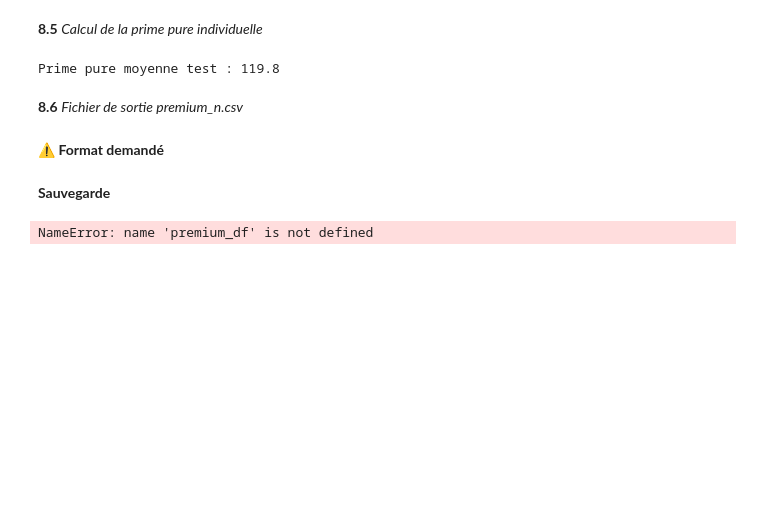
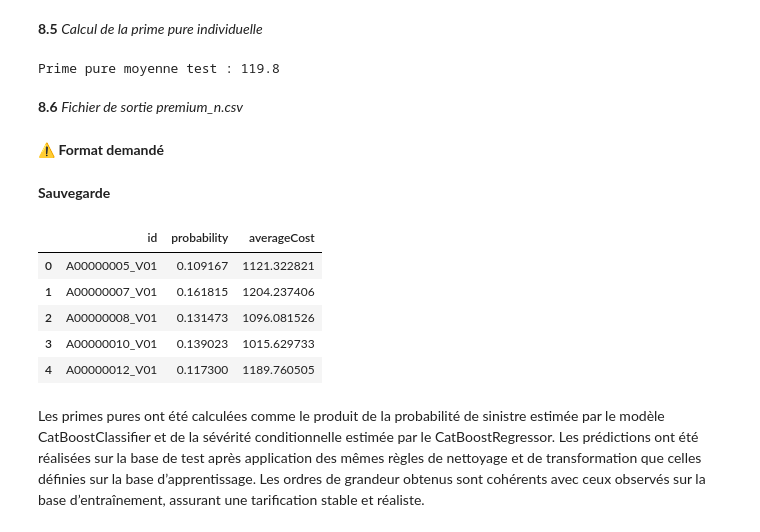
Before and after one commit to myriambrah/web, a Jupyter notebook: Bienvenue_dans_Colab.ipynb, the cells around one changed output. Cells and saved outputs as stored; diff of their text form; code cells hidden in the pictures; blank space fills up the shorter version.

```diff
--- a/Bienvenue_dans_Colab.ipynb
+++ b/Bienvenue_dans_Colab.ipynb
@@ -1082,7 +1082,22 @@ premium_df = pd.DataFrame({
 premium_df.head()
 # %% [markdown]
 **Sauvegarde**
+# %%
+premium_df = pd.DataFrame({
+    "id": policy_test_clean["risk_id"],
+    "probability": probability_test,
+    "averageCost": average_cost_test
+})
+
+premium_df.head()
+# %% [output]
+|  | id | probability | averageCost |
+| 0 | A00000005_V01 | 0.109167 | 1121.322821 |
+| 1 | A00000007_V01 | 0.161815 | 1204.237406 |
+| 2 | A00000008_V01 | 0.131473 | 1096.081526 |
+| 3 | A00000010_V01 | 0.139023 | 1015.629733 |
+| 4 | A00000012_V01 | 0.117300 | 1189.760505 |
 # %%
 premium_df.to_csv("premium_n.csv", index=False)
-# %% [output]
-NameError: name 'premium_df' is not defined
+# %% [markdown]
+Les primes pures ont été calculées comme le produit de la probabilité de sinistre estimée par le modèle CatBoostClassifier et de la sévérité conditionnelle estimée par le CatBoostRegressor. Les prédictions ont été réalisées sur la base de test après application des mêmes règles de nettoyage et de transformation que celles définies sur la base d’apprentissage. Les ordres de grandeur obtenus sont cohérents avec ceux observés sur la base d’entraînement, assurant une tarification stable et réaliste.
```
